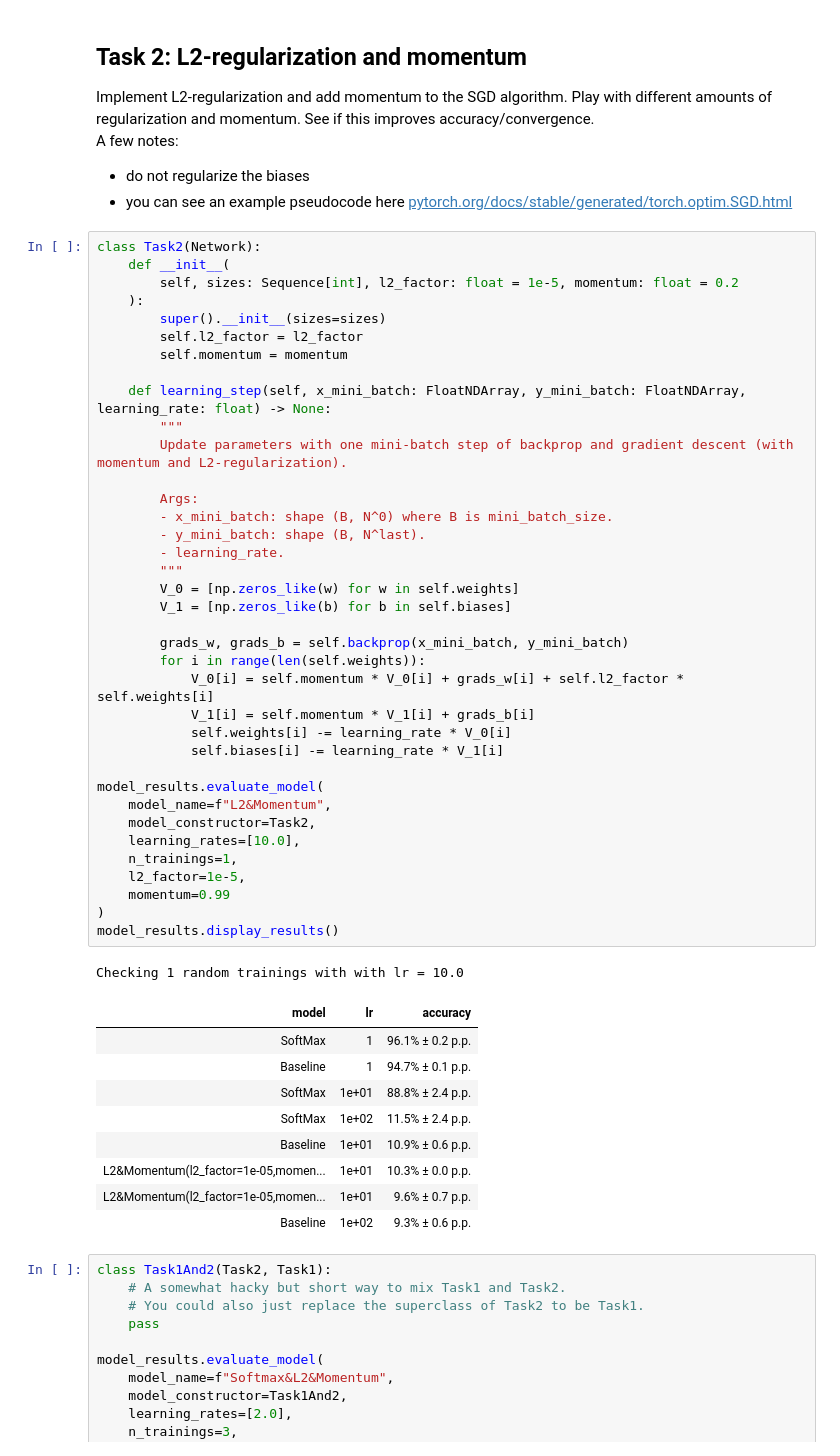
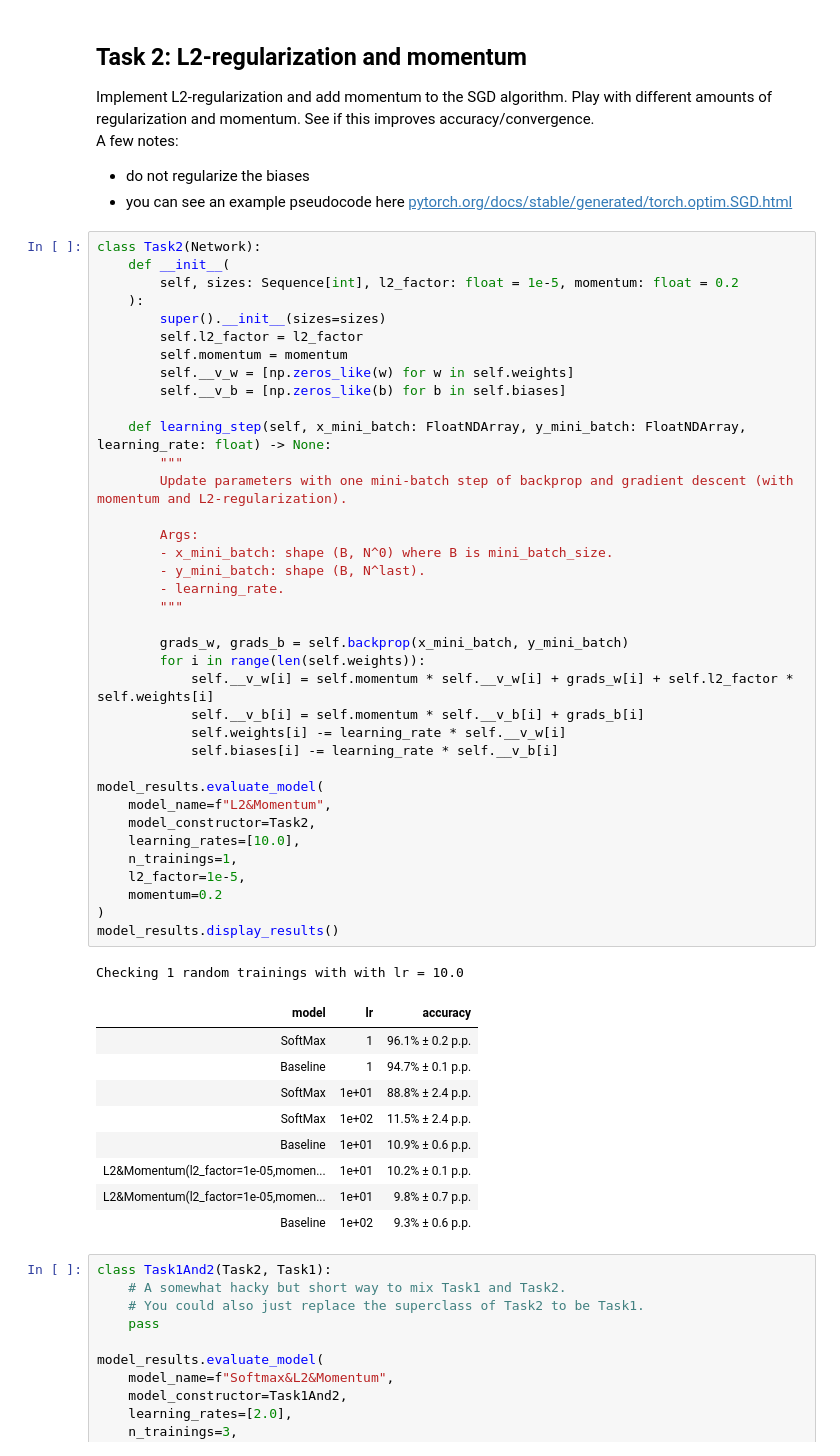
Before and after one commit to IgnacyKramarski/ml, a Jupyter notebook: dnn04-better-MNIST.ipynb, the cells around one changed output. Saved outputs shown, nothing was run; the diff lists cells and outputs as text.

```diff
--- a/dnn04-better-MNIST.ipynb
+++ b/dnn04-better-MNIST.ipynb
@@ -500,45 +500,45 @@ class Task2(Network):
         super().__init__(sizes=sizes)
         self.l2_factor = l2_factor
         self.momentum = momentum
+        self.__v_w = [np.zeros_like(w) for w in self.weights]
+        self.__v_b = [np.zeros_like(b) for b in self.biases]
 
     def learning_step(self, x_mini_batch: FloatNDArray, y_mini_batch: FloatNDArray, learning_rate: float) -> None:
         """
         Update parameters with one mini-batch step of backprop and gradient descent (with momentum and L2-regularization).
 
         Args:
         - x_mini_batch: shape (B, N^0) where B is mini_batch_size.
         - y_mini_batch: shape (B, N^last).
         - learning_rate.
         """
-        V_0 = [np.zeros_like(w) for w in self.weights]
-        V_1 = [np.zeros_like(b) for b in self.biases]
 
         grads_w, grads_b = self.backprop(x_mini_batch, y_mini_batch)
         for i in range(len(self.weights)):
-            V_0[i] = self.momentum * V_0[i] + grads_w[i] + self.l2_factor * self.weights[i]
-            V_1[i] = self.momentum * V_1[i] + grads_b[i]
-            self.weights[i] -= learning_rate * V_0[i]
-            self.biases[i] -= learning_rate * V_1[i]
+            self.__v_w[i] = self.momentum * self.__v_w[i] + grads_w[i] + self.l2_factor * self.weights[i]
+            self.__v_b[i] = self.momentum * self.__v_b[i] + grads_b[i]
+            self.weights[i] -= learning_rate * self.__v_w[i]
+            self.biases[i] -= learning_rate * self.__v_b[i]
 
 model_results.evaluate_model(
     model_name=f"L2&Momentum",
     model_constructor=Task2,
     learning_rates=[10.0],
     n_trainings=1,
     l2_factor=1e-5,
-    momentum=0.99
+    momentum=0.2
 )
 model_results.display_results()
 # %% [output]
 Checking 1 random trainings with with lr = 10.0
 | model | lr | accuracy |
 | SoftMax | 1 | 96.1% ± 0.2 p.p. |
 | Baseline | 1 | 94.7% ± 0.1 p.p. |
 | SoftMax | 1e+01 | 88.8% ± 2.4 p.p. |
 | SoftMax | 1e+02 | 11.5% ± 2.4 p.p. |
 | Baseline | 1e+01 | 10.9% ± 0.6 p.p. |
-| L2&Momentum(l2_factor=1e-05,momen... | 1e+01 | 10.3% ± 0.0 p.p. |
-| L2&Momentum(l2_factor=1e-05,momen... | 1e+01 | 9.6% ± 0.7 p.p. |
+| L2&Momentum(l2_factor=1e-05,momen... | 1e+01 | 10.2% ± 0.1 p.p. |
+| L2&Momentum(l2_factor=1e-05,momen... | 1e+01 | 9.8% ± 0.7 p.p. |
 | Baseline | 1e+02 | 9.3% ± 0.6 p.p. |
 # %%
 class Task1And2(Task2, Task1):
```
